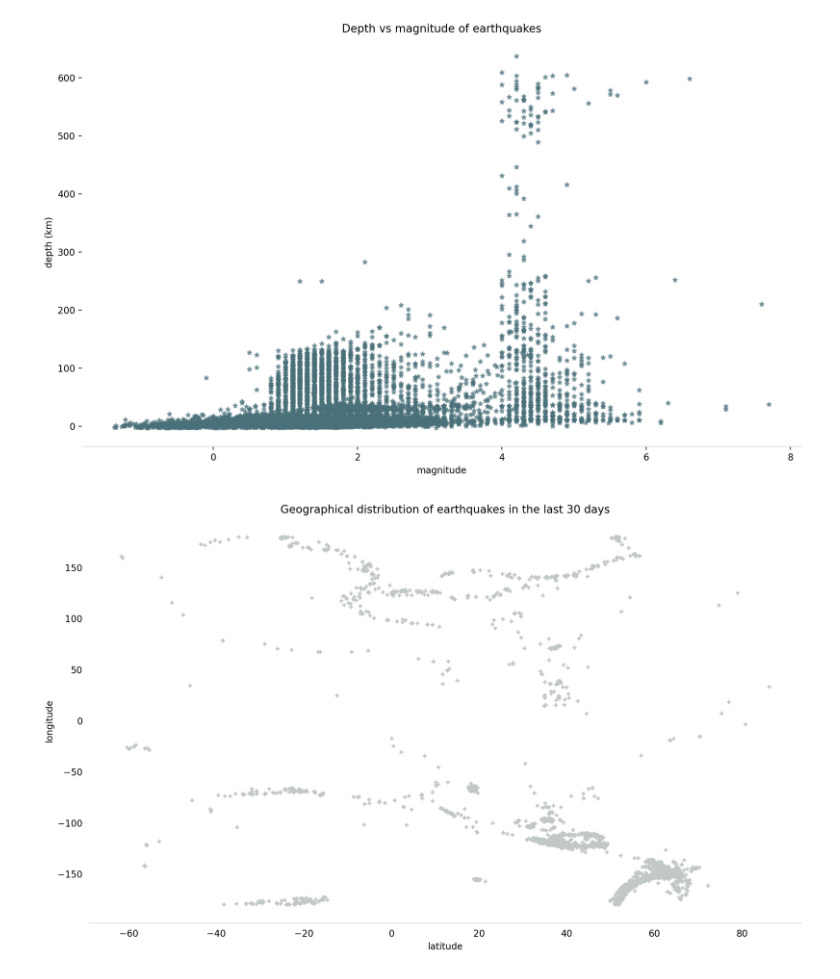
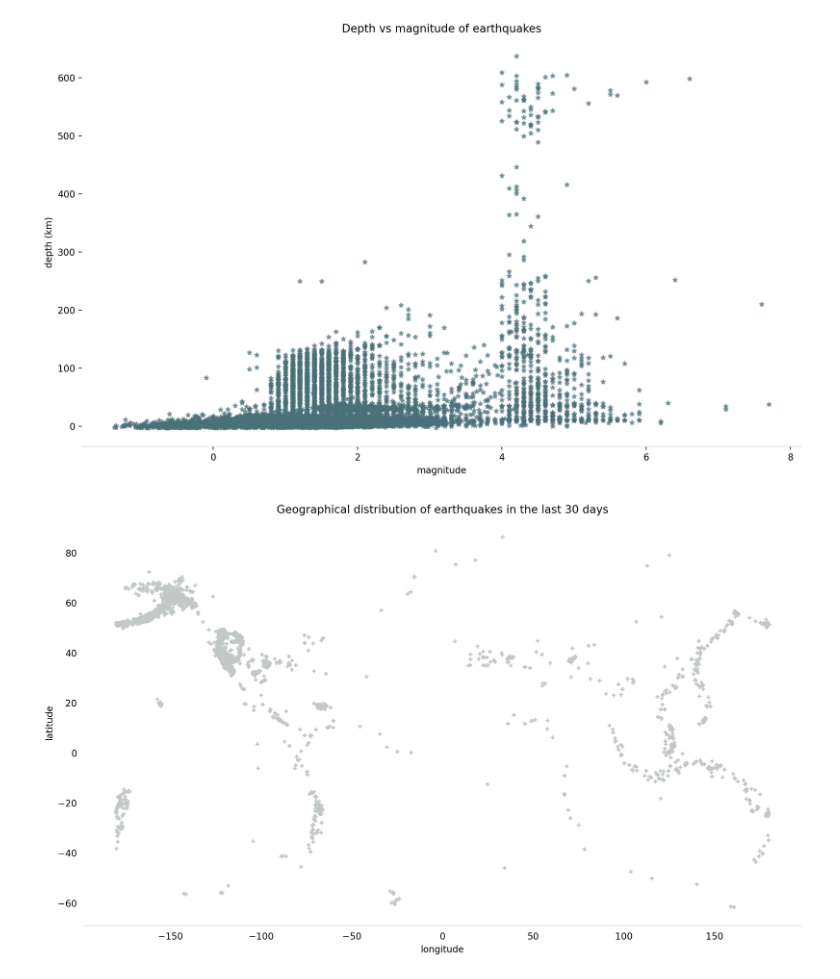
Before and after one commit to sharminsiddique/Assignments-, a Jupyter notebook: data_visu.ipynb, the cells around one changed output. Drawn from its saved outputs; the diff is of its cells as text; code cells hidden in the pictures.

```diff
--- a/data_visu.ipynb
+++ b/data_visu.ipynb
@@ -337,25 +337,25 @@ mag_data.tick_params(bottom=False, left=False)
 # %%
 ## geographic visualisation
 import matplotlib.pyplot as plt
 from matplotlib import image
 
 lat_long = earthquake_data.plot(kind = "scatter",
-                                x = "latitude",
-                                y= "longitude",
+                                x = "longitude",
+                                y= "latitude",
                                 figsize=(14,8),
                                 marker = "+",
                                 title = "Geographical distribution of earthquakes in the last 30 days",
                                 color = "#C2C8C5",
                                 alpha = 1)
 
 
 
 
 %config InlineBackend.figure_format='retina'
 lat_long.spines['top'].set_visible(False)
 lat_long.spines['right'].set_visible(False)
 lat_long.spines['left'].set_visible(False)
 lat_long.spines['bottom'].set_color('#DDDDDD')
 lat_long.tick_params(bottom=False, left=False)
 # %% [output]
-[figure, old version]
+[figure, new version]
```
